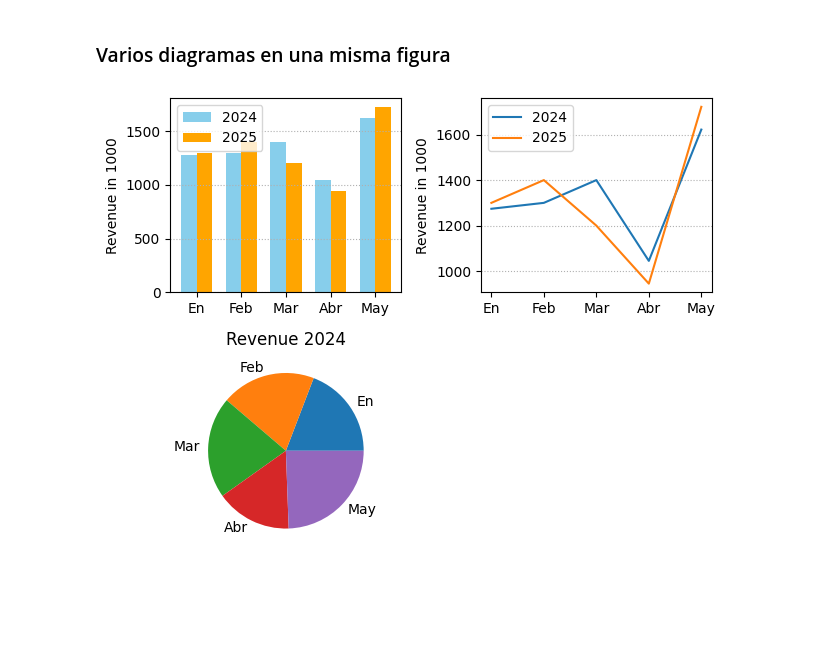
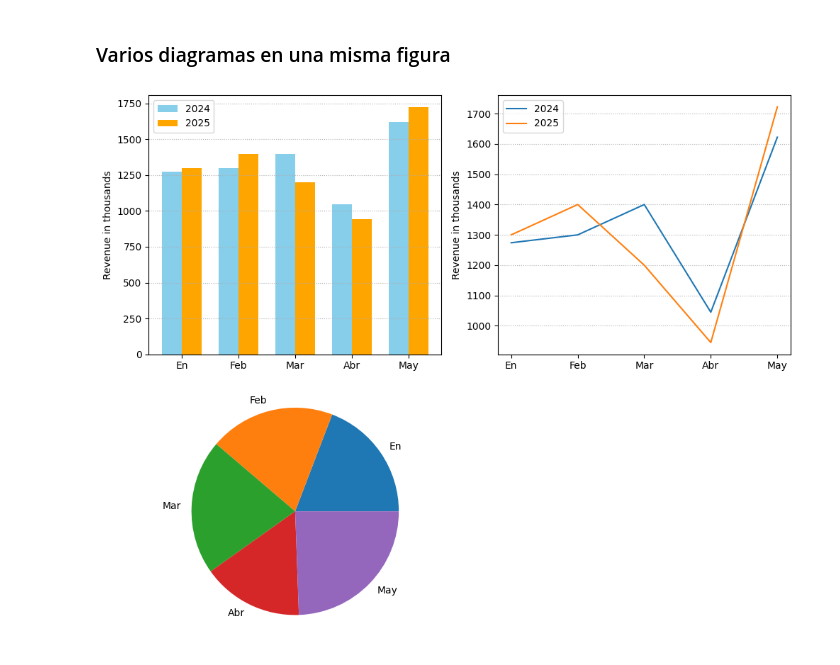
Before and after one commit to dannyjacosta/python-per-11036, a Jupyter notebook: tema 7 - 8/Introduccion a Python - Tema VIII.ipynb, the cells around one changed output. Saved outputs shown, nothing was run; the diff lists cells and outputs as text; code cells hidden in the pictures; blank space fills up the shorter version.

```diff
--- a/tema 7 - 8/Introduccion a Python - Tema VIII.ipynb
+++ b/tema 7 - 8/Introduccion a Python - Tema VIII.ipynb
@@ -144,31 +144,33 @@ plt.show()
 # %%
 income_2024 = [1274, 1300, 1400, 1045, 1622]
 income_2025 = [1300, 1400, 1200, 945, 1722]
 etiquetas = ['En', 'Feb', 'Mar', 'Abr', 'May']
 x = np.arange(len(etiquetas))
 width = 0.35
 
+fig = plt.gcf()
+fig.set_size_inches(10,8)
+
 plt.subplot(221)
 plt.bar(x - width/2, income_2024, width, label='2024', color='skyblue')
 plt.bar(x + width/2, income_2025, width, label='2025', color='orange')
 plt.xticks(x, etiquetas)
-plt.ylabel('Revenue in 1000')
+plt.ylabel('Revenue in thousands')
 plt.grid(axis='y', linestyle=':')
 plt.legend()
 
 plt.subplot(222)
 plt.plot(income_2024, label='2024')
 plt.plot(income_2025, label='2025')
 plt.xticks(x, etiquetas)
-plt.ylabel('Revenue in 1000')
+plt.ylabel('Revenue in thousands')
 plt.grid(axis='y', linestyle=':')
 plt.legend()
 
 plt.subplot(223)
 plt.pie(income_2024, labels=etiquetas)
-plt.title('Revenue 2024')
 
 plt.tight_layout()
 plt.show()
 # %% [output]
-[figure, old version]
+[figure, new version]
```
